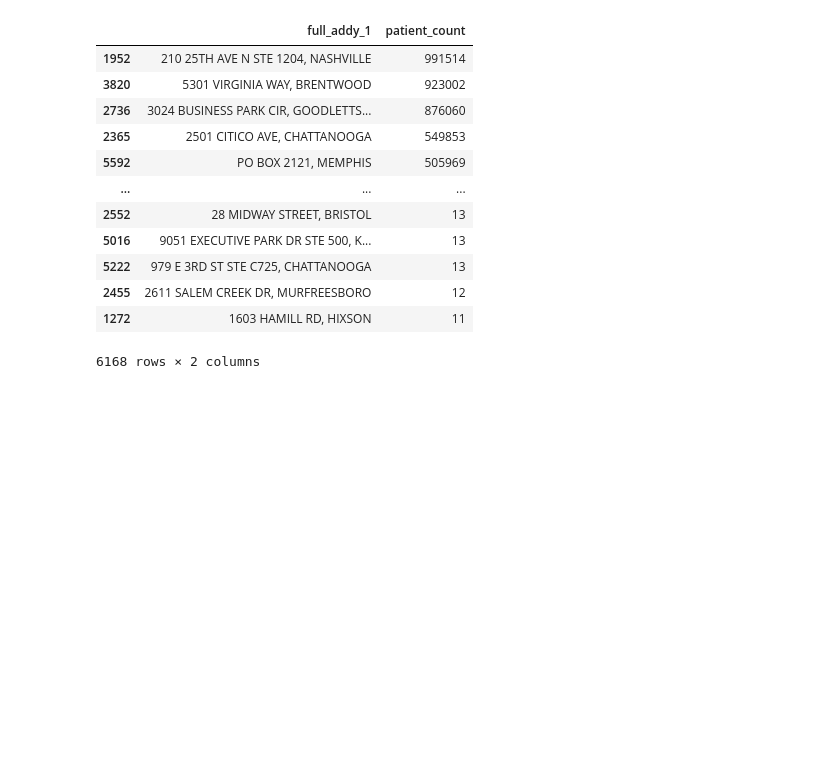
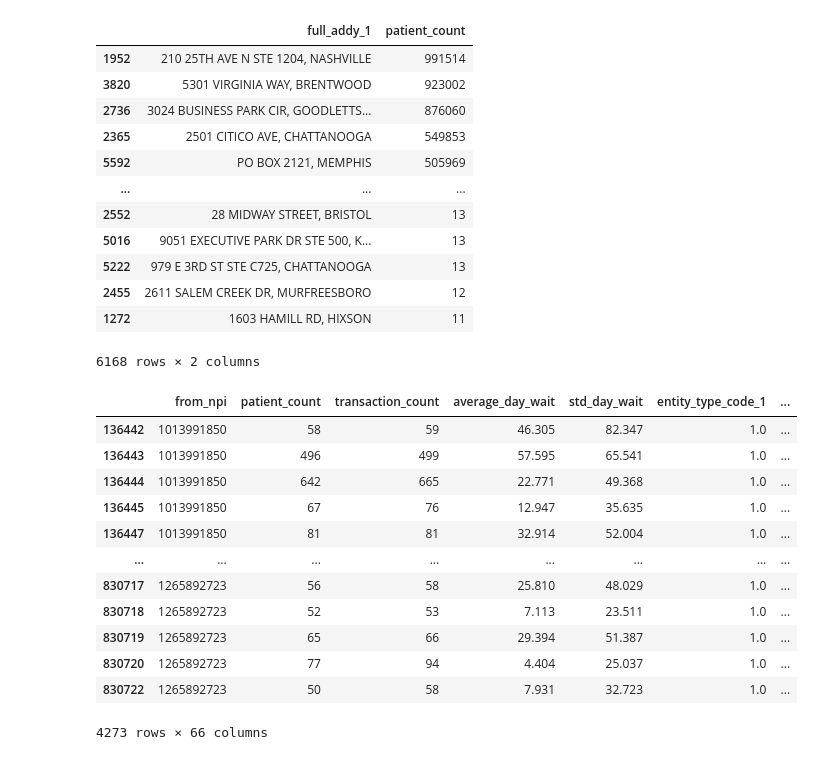
Before and after one commit to nss-data-science-cohort-5/hop_team-hot_pretzels, a Jupyter notebook: HCBB2_V2.ipynb, the cells around one changed output. Cells and saved outputs as stored; diff of their text form; code cells hidden in the pictures; blank space fills up the shorter version.

```diff
--- a/HCBB2_V2.ipynb
+++ b/HCBB2_V2.ipynb
@@ -414,3 +396,19 @@ full_2['from_facility_transaction_count']= full_2.groupby(['full_addy_1'])['tran
 full_2['to_facility_pt_count']= full_2.groupby(['full_addy_2'])['patient_count'].transform(np.sum)
 # %%
 full_2['to_facility_transaction_count']= full_2.groupby(['full_addy_2'])['transaction_count'].transform(np.sum)
+# %%
+full_2[full_2['full_addy_1']=='210 25TH AVE N STE 1204, NASHVILLE']
+# %% [output]
+|  | from_npi | patient_count | transaction_count | average_day_wait | std_day_wait | entity_type_code_1 | ... |
+| 136442 | 1013991850 | 58 | 59 | 46.305 | 82.347 | 1.0 | ... |
+| 136443 | 1013991850 | 496 | 499 | 57.595 | 65.541 | 1.0 | ... |
+| 136444 | 1013991850 | 642 | 665 | 22.771 | 49.368 | 1.0 | ... |
+| 136445 | 1013991850 | 67 | 76 | 12.947 | 35.635 | 1.0 | ... |
+| 136447 | 1013991850 | 81 | 81 | 32.914 | 52.004 | 1.0 | ... |
+| ... | ... | ... | ... | ... | ... | ... | ... |
+| 830717 | 1265892723 | 56 | 58 | 25.810 | 48.029 | 1.0 | ... |
+| 830718 | 1265892723 | 52 | 53 | 7.113 | 23.511 | 1.0 | ... |
+| 830719 | 1265892723 | 65 | 66 | 29.394 | 51.387 | 1.0 | ... |
+| 830720 | 1265892723 | 77 | 94 | 4.404 | 25.037 | 1.0 | ... |
+| 830722 | 1265892723 | 50 | 58 | 7.931 | 32.723 | 1.0 | ... |
+4273 rows × 66 columns
```
Also changed, not shown: parts of 21 cells of this notebook.
